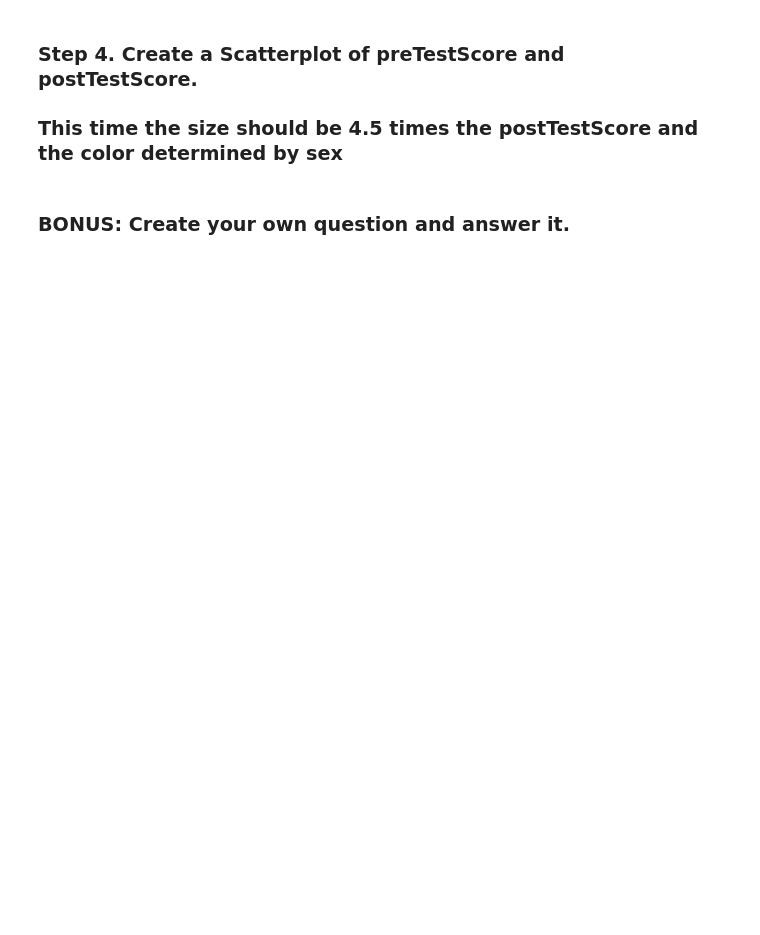
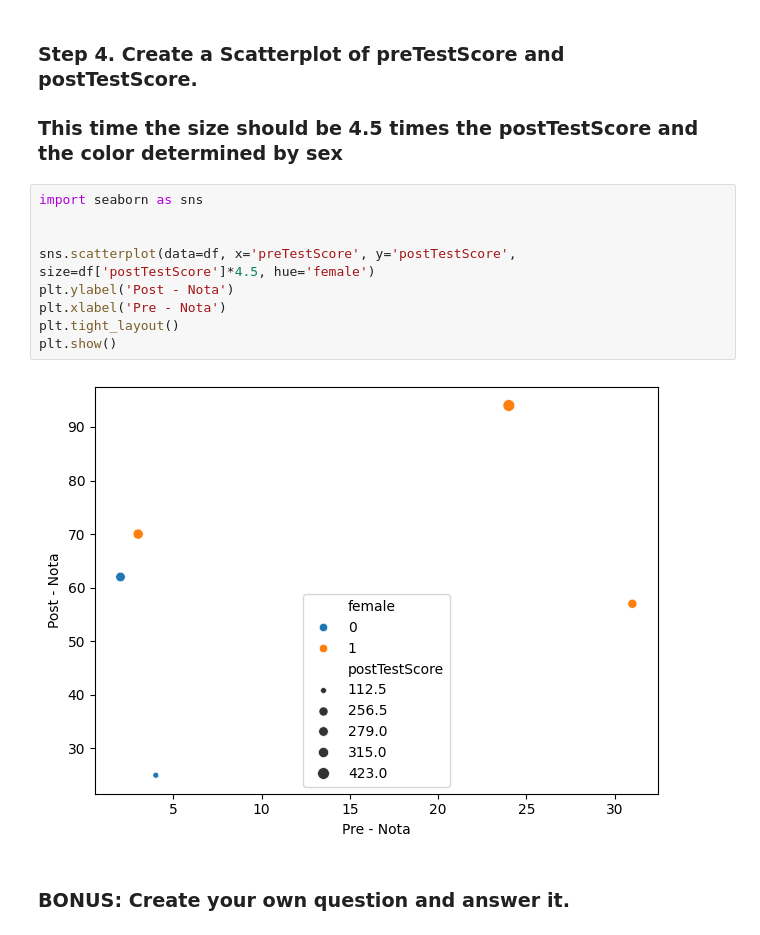
Before and after one commit to LLAES07/pyspark_exercises, a Jupyter notebook: 07_Visualization/Scores/Exercises.ipynb, the cells around one changed output. Saved outputs shown, nothing was run; the diff lists cells and outputs as text; blank space fills up the shorter version.

```diff
--- a/07_Visualization/Scores/Exercises.ipynb
+++ b/07_Visualization/Scores/Exercises.ipynb
@@ -89,5 +91,16 @@ plt.show()
 # %% [markdown]
 ### Step 4. Create a Scatterplot of preTestScore and postTestScore.
 ### This time the size should be 4.5 times the postTestScore and the color determined by sex
+# %%
+import seaborn as sns
+
+
+sns.scatterplot(data=df, x='preTestScore', y='postTestScore', size=df['postTestScore']*4.5, hue='female')
+plt.ylabel('Post - Nota')
+plt.xlabel('Pre - Nota')
+plt.tight_layout()
+plt.show()
+# %% [output]
+[figure, added]
 # %% [markdown]
 ### BONUS: Create your own question and answer it.
```
Also changed, not shown: parts of 1 cell of this notebook.
